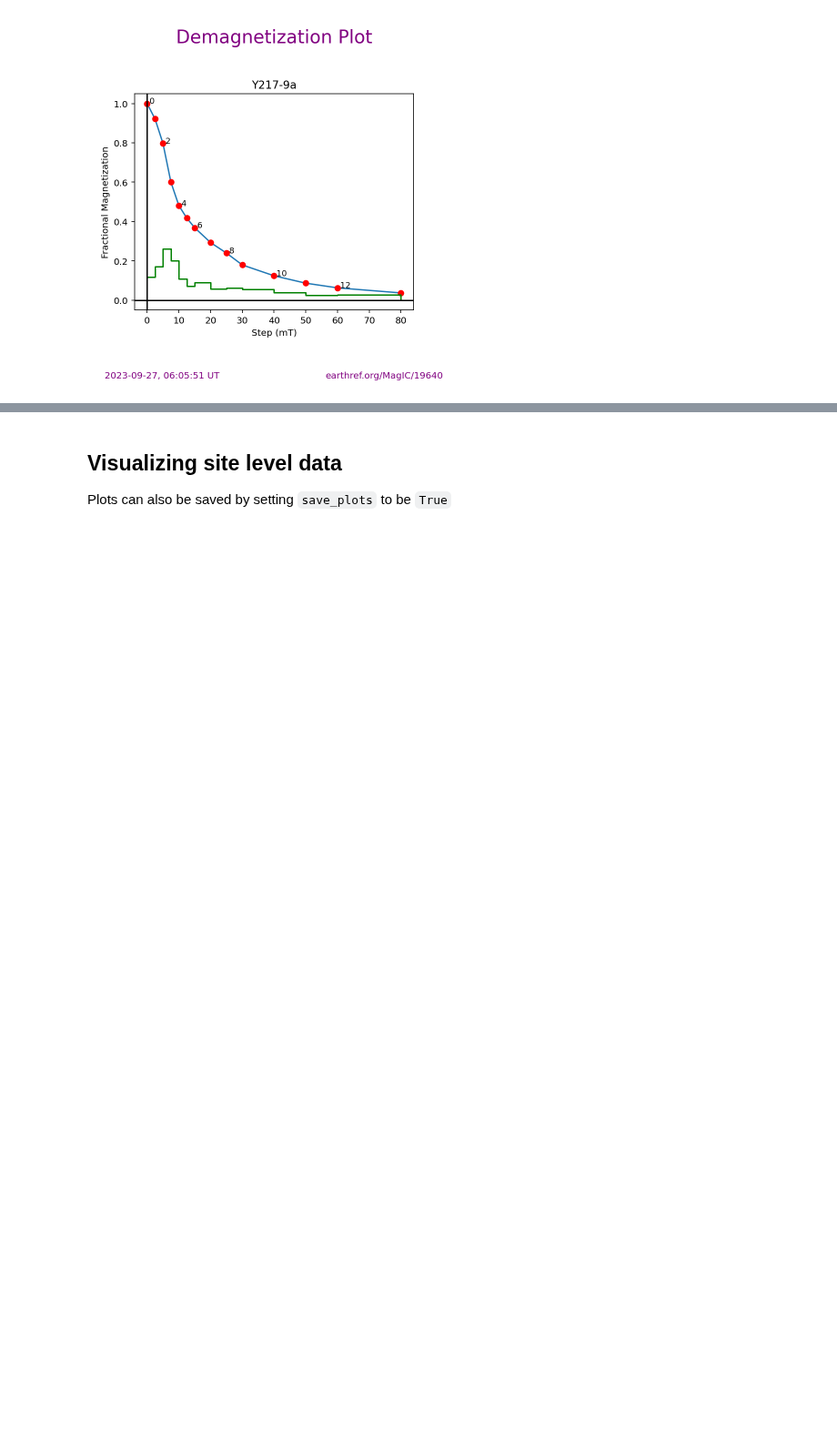
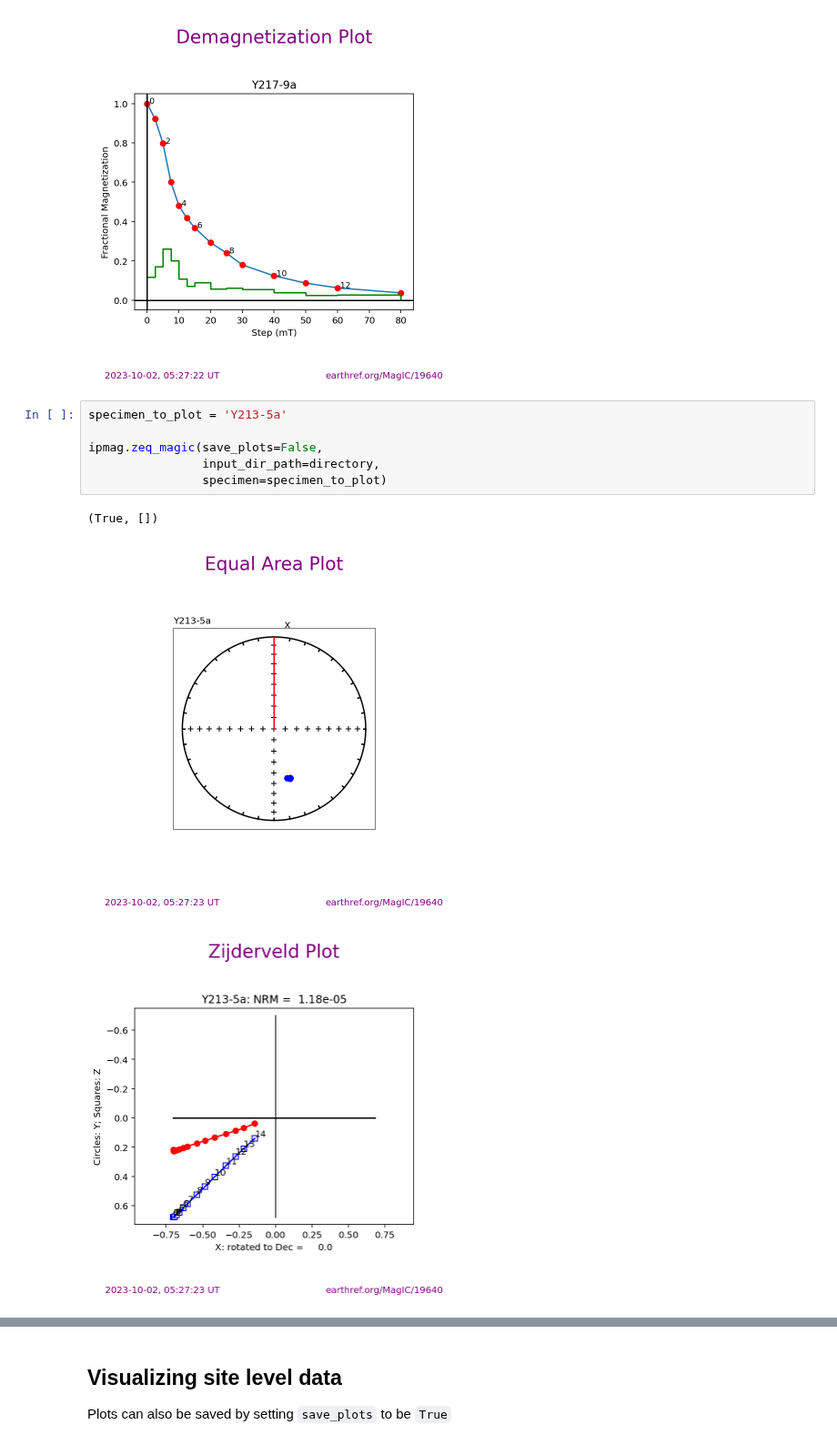
Before and after one commit to PmagPy/PmagPy-docs, a Jupyter notebook: example_notebooks/template_notebooks/Inspecting_MagIC_directional_data.ipynb, the cells around one changed output, grey strips where cells are left out. Shown at 91% size. Drawn from its saved outputs; the diff is of its cells as text; blank space fills up the shorter version.

```diff
--- a/example_notebooks/template_notebooks/Inspecting_MagIC_directional_data.ipynb
+++ b/example_notebooks/template_notebooks/Inspecting_MagIC_directional_data.ipynb
@@ -118,3 +118,13 @@ ipmag.zeq_magic(save_plots=False,
 [figure]
 [figure]
 [figure]
+# %%
+specimen_to_plot = 'Y213-5a'
+
+ipmag.zeq_magic(save_plots=False,
+                input_dir_path=directory,
+                specimen=specimen_to_plot)
+# %% [output]
+(True, [])
+[figure, added]
+[figure, added]
```
Also changed, not shown: parts of 3 cells of this notebook, 13 other files.
